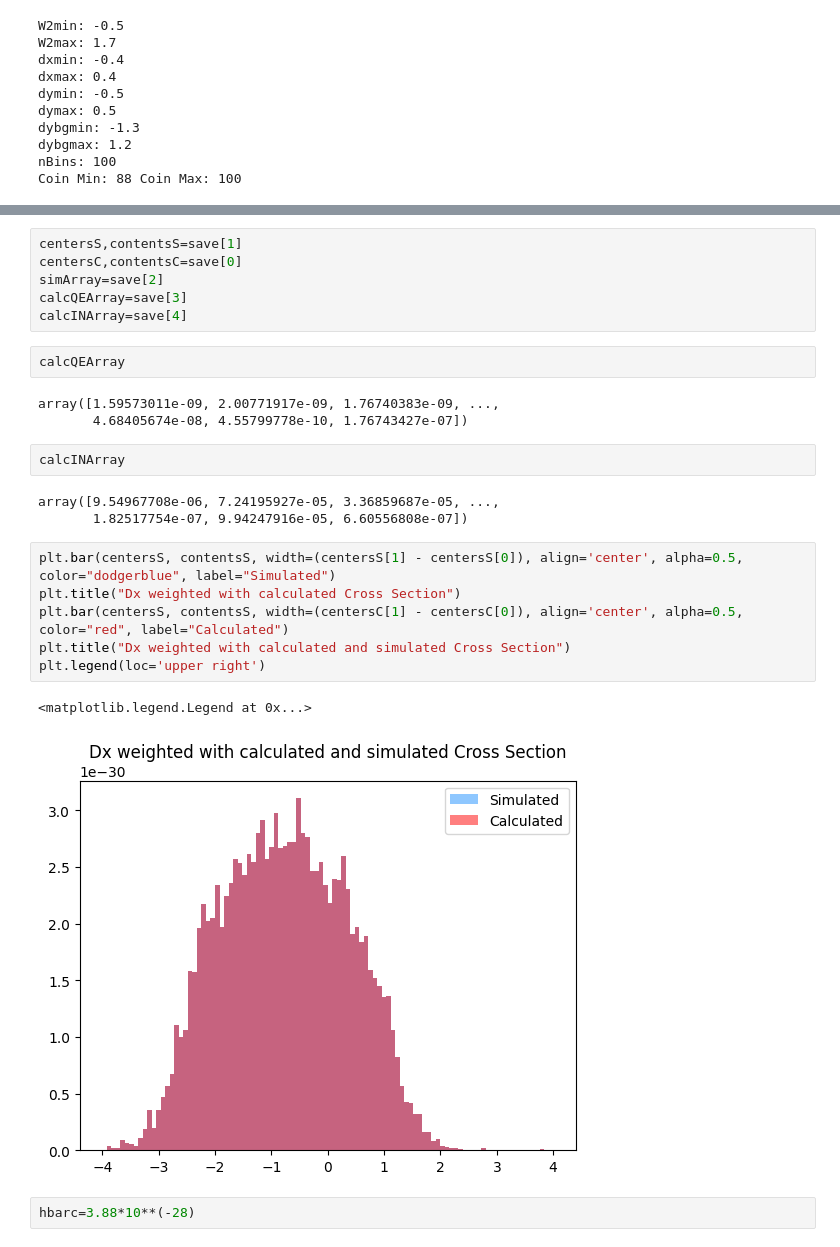
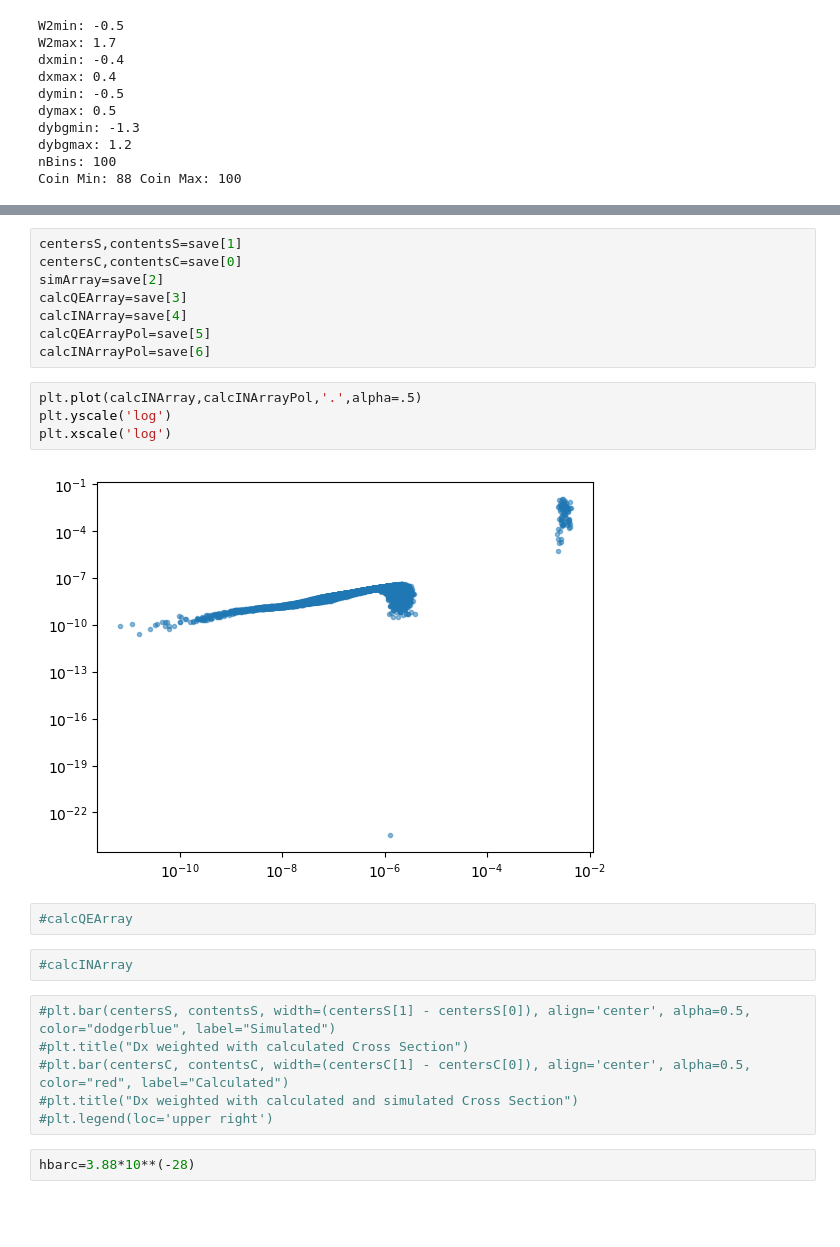
Before and after one commit to hp4xz/GEnAnalysis, a Jupyter notebook: inelasticsim/InelasticStudy.ipynb, the cells around one changed output, grey strips where cells are left out. Saved outputs shown, nothing was run; the diff lists cells and outputs as text; blank space fills up the shorter version.

```diff
--- a/inelasticsim/InelasticStudy.ipynb
+++ b/inelasticsim/InelasticStudy.ipynb
@@ -347,24 +404,23 @@ centersC,contentsC=save[0]
 simArray=save[2]
 calcQEArray=save[3]
 calcINArray=save[4]
+calcQEArrayPol=save[5]
+calcINArrayPol=save[6]
+# %%
+plt.plot(calcINArray,calcINArrayPol,'.',alpha=.5)
+plt.yscale('log')
+plt.xscale('log')
+# %% [output]
+[figure, added]
 # %%
-calcQEArray
+#calcQEArray
-# %% [output]
-array([1.59573011e-09, 2.00771917e-09, 1.76740383e-09, ...,
-       4.68405674e-08, 4.55799778e-10, 1.76743427e-07])
 # %%
-calcINArray
+#calcINArray
-# %% [output]
-array([9.54967708e-06, 7.24195927e-05, 3.36859687e-05, ...,
-       1.82517754e-07, 9.94247916e-05, 6.60556808e-07])
 # %%
-plt.bar(centersS, contentsS, width=(centersS[1] - centersS[0]), align='center', alpha=0.5, color="dodgerblue", label="Simulated")
-plt.title("Dx weighted with calculated Cross Section")
-plt.bar(centersS, contentsS, width=(centersC[1] - centersC[0]), align='center', alpha=0.5, color="red", label="Calculated")
-plt.title("Dx weighted with calculated and simulated Cross Section")
-plt.legend(loc='upper right')
+#plt.bar(centersS, contentsS, width=(centersS[1] - centersS[0]), align='center', alpha=0.5, color="dodgerblue", label="Simulated")
+#plt.title("Dx weighted with calculated Cross Section")
+#plt.bar(centersC, contentsC, width=(centersC[1] - centersC[0]), align='center', alpha=0.5, color="red", label="Calculated")
+#plt.title("Dx weighted with calculated and simulated Cross Section")
+#plt.legend(loc='upper right')
-# %% [output]
-<matplotlib.legend.Legend at 0x...>
-[figure, removed]
 # %%
 hbarc=3.88*10**(-28)
```
Also changed, not shown: parts of 24 cells of this notebook.
